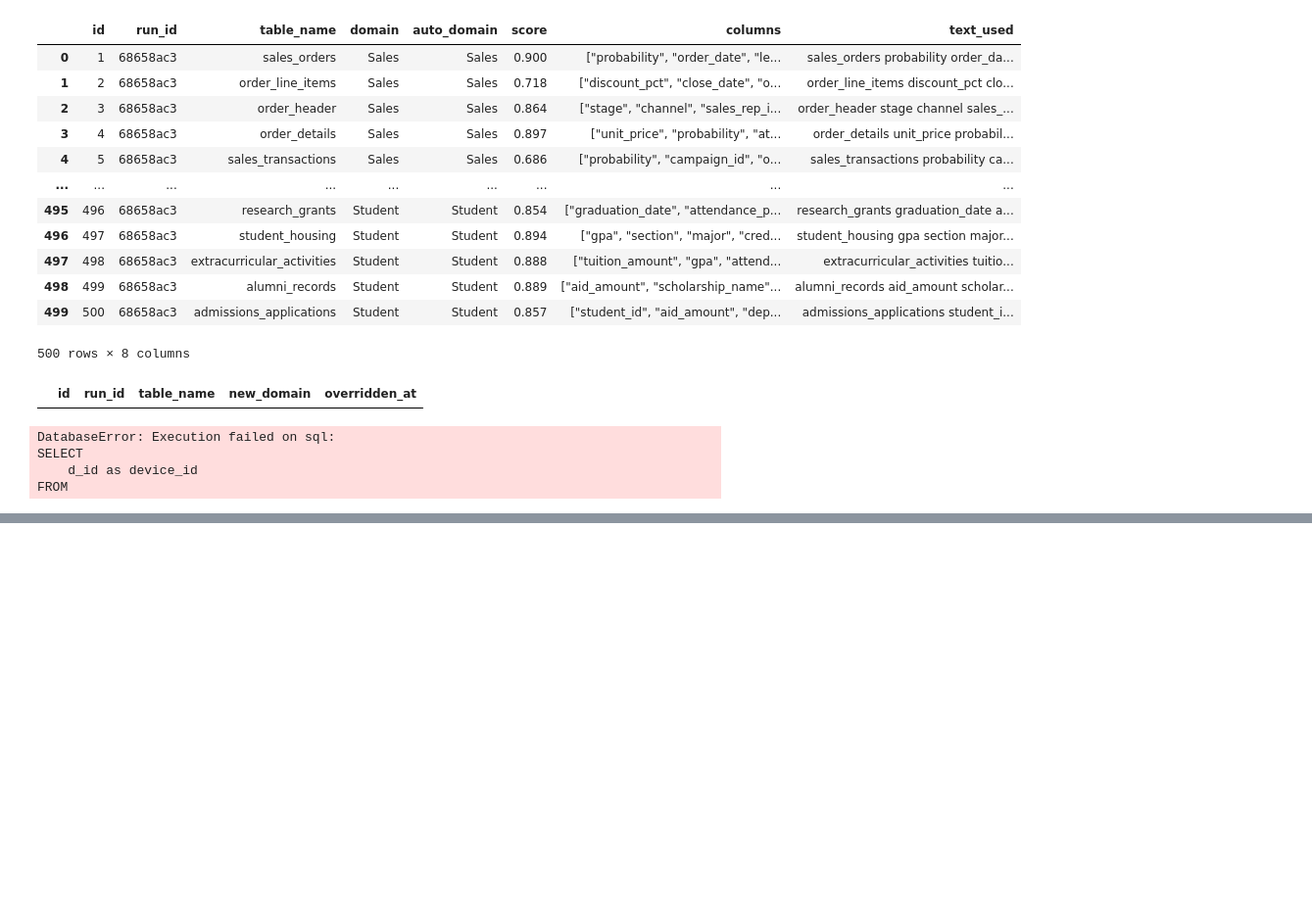
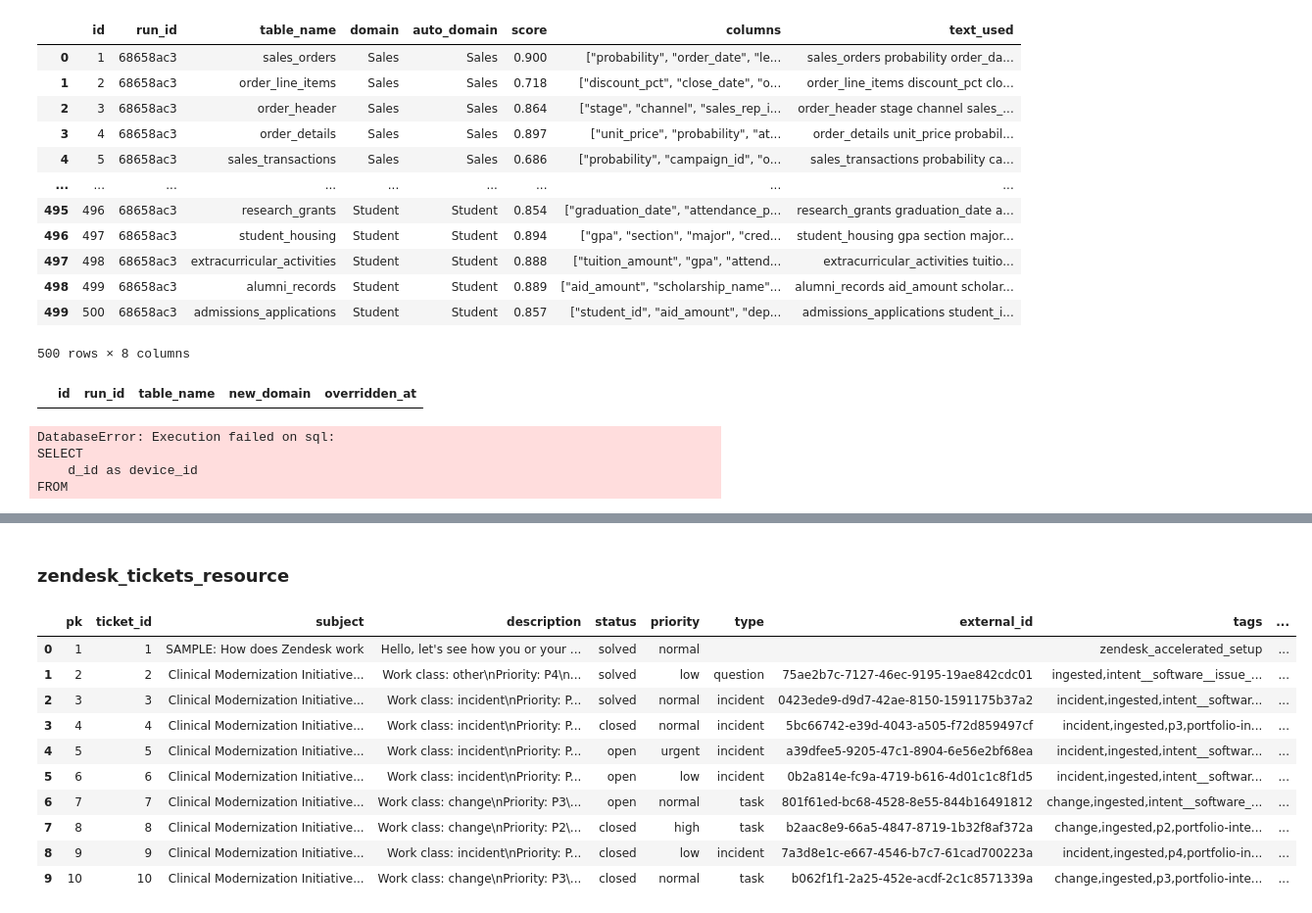
Before and after one commit to Acies-Nivedhaa/Analytics_Acc_V2, a Jupyter notebook: sqllite_check.ipynb, the cells around one changed output, grey strips where cells are left out. Shown at 98% size. Drawn from its saved outputs; the diff is of its cells as text; code cells hidden in the pictures; blank space fills up the shorter version.

```diff
--- a/sqllite_check.ipynb
+++ b/sqllite_check.ipynb
@@ -116,0 +179,51 @@ df
+# %% [markdown]
+### zendesk_tickets_resource
+# %%
+from trino.dbapi import connect
+from trino.auth import BasicAuthentication
+import pandas as pd
+
+# Connect to Trino
+conn = connect(
+    host="tcp.known-racer.mydataos.com",
+    port=7432,
+    auth=BasicAuthentication(
+        "gunasekaranraja",
+        "ZGF0YV9tb2RlbGVyLmM0MTQ0MzU0LWNhYmYtNDM0Zi1iYzFhLTI1OWFjYTFlMTYxMA=="
+    ),
+    http_scheme="https",
+    http_headers={"cluster-name": "minervac"}
+)
+
+# Execute query
+cur = conn.cursor()
+cur.execute("""
+                SELECT * FROM "icebase"."portfolio_intel".zendesk_tickets_resource LIMIT 10
+            """)
+
+# Get column names from cursor description
+column_names = [desc[0] for desc in cur.description]
+
+# Fetch rows and convert to DataFrame
+rows = cur.fetchall()
+zendesk = pd.DataFrame(rows, columns=column_names)
+
+# df
+# Save to CSV
+# df.to_csv("manage_upload.csv", index=False)
+
+# Print the DataFrame
+# print(df)
+zendesk
+# %% [output]
+|  | pk | ticket_id | subject | description | status | priority | type | external_id | tags | ... |
+| 0 | 1 | 1 | SAMPLE: How does Zendesk work | Hello, let's see how you or your ... | solved | normal |  |  | zendesk_accelerated_setup | ... |
+| 1 | 2 | 2 | Clinical Modernization Initiative... | Work class: other\nPriority: P4\n... | solved | low | question | 75ae2b7c-7127-46ec-9195-19ae842cdc01 | ingested,intent__software__issue_... | ... |
+| 2 | 3 | 3 | Clinical Modernization Initiative... | Work class: incident\nPriority: P... | solved | normal | incident | 0423ede9-d9d7-42ae-8150-1591175b37a2 | incident,ingested,intent__softwar... | ... |
+| 3 | 4 | 4 | Clinical Modernization Initiative... | Work class: incident\nPriority: P... | closed | normal | incident | 5bc66742-e39d-4043-a505-f72d859497cf | incident,ingested,p3,portfolio-in... | ... |
+| 4 | 5 | 5 | Clinical Modernization Initiative... | Work class: incident\nPriority: P... | open | urgent | incident | a39dfee5-9205-47c1-8904-6e56e2bf68ea | incident,ingested,intent__softwar... | ... |
+| 5 | 6 | 6 | Clinical Modernization Initiative... | Work class: incident\nPriority: P... | open | low | incident | 0b2a814e-fc9a-4719-b616-4d01c1c8f1d5 | incident,ingested,intent__softwar... | ... |
+| 6 | 7 | 7 | Clinical Modernization Initiative... | Work class: change\nPriority: P3\... | open | normal | task | 801f61ed-bc68-4528-8e55-844b16491812 | change,ingested,intent__software_... | ... |
+| 7 | 8 | 8 | Clinical Modernization Initiative... | Work class: change\nPriority: P2\... | closed | high | task | b2aac8e9-66a5-4847-8719-1b32f8af372a | change,ingested,p2,portfolio-inte... | ... |
+| 8 | 9 | 9 | Clinical Modernization Initiative... | Work class: incident\nPriority: P... | closed | low | incident | 7a3d8e1c-e667-4546-b7c7-61cad700223a | incident,ingested,p4,portfolio-in... | ... |
+| 9 | 10 | 10 | Clinical Modernization Initiative... | Work class: change\nPriority: P3\... | closed | normal | task | b062f1f1-2a25-452e-acdf-2c1c8571339a | change,ingested,p3,portfolio-inte... | ... |
```
Also changed, not shown: parts of 13 cells of this notebook, 2 other files.
